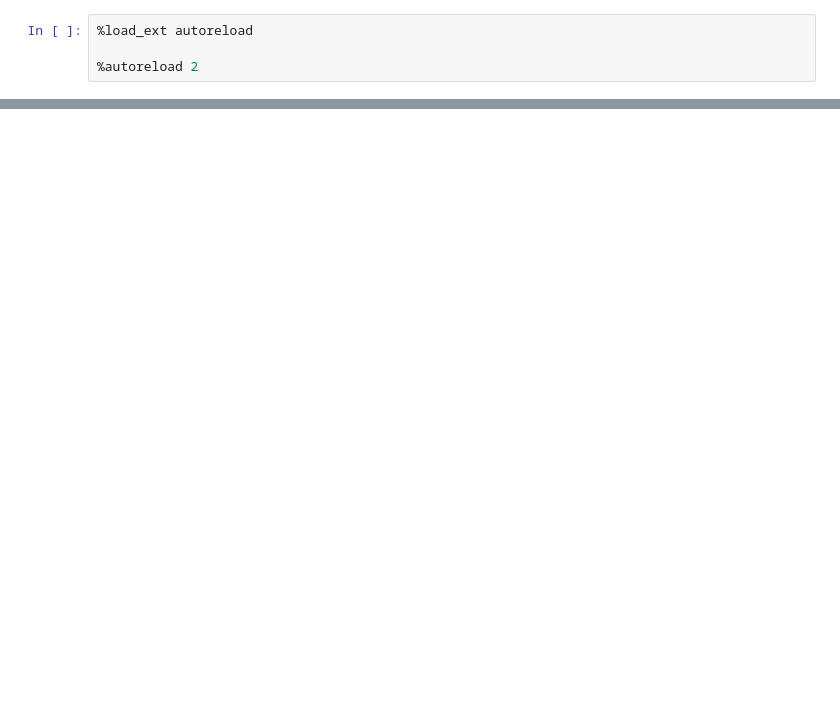
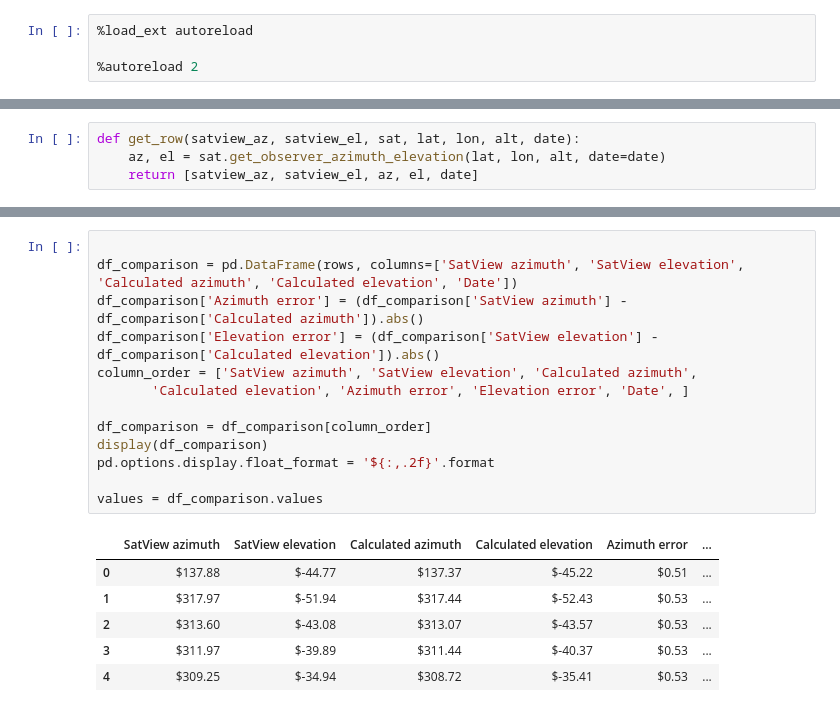
Before and after one commit to PI2-sunflower/satellite-tracker, a Jupyter notebook: notebooks/tracker_module_tests.ipynb, the cells around one changed output, grey strips where cells are left out. Cells and saved outputs as stored; diff of their text form; blank space fills up the shorter version.

```diff
--- a/notebooks/tracker_module_tests.ipynb
+++ b/notebooks/tracker_module_tests.ipynb
@@ -41,0 +56,4 @@ True
+# %%
+def get_row(satview_az, satview_el, sat, lat, lon, alt, date):
+    az, el = sat.get_observer_azimuth_elevation(lat, lon, alt, date=date)
+    return [satview_az, satview_el, az, el, date]
@@ -41,0 +107,20 @@ True
+# %%
+
+df_comparison = pd.DataFrame(rows, columns=['SatView azimuth', 'SatView elevation', 'Calculated azimuth', 'Calculated elevation', 'Date'])
+df_comparison['Azimuth error'] = (df_comparison['SatView azimuth'] - df_comparison['Calculated azimuth']).abs()
+df_comparison['Elevation error'] = (df_comparison['SatView elevation'] - df_comparison['Calculated elevation']).abs()
+column_order = ['SatView azimuth', 'SatView elevation', 'Calculated azimuth',
+       'Calculated elevation', 'Azimuth error', 'Elevation error', 'Date', ]
+
+df_comparison = df_comparison[column_order]
+display(df_comparison)
+pd.options.display.float_format = '${:,.2f}'.format
+
+values = df_comparison.values
+# %% [output]
+|  | SatView azimuth | SatView elevation | Calculated azimuth | Calculated elevation | Azimuth error | ... |
+| 0 | $137.88 | $-44.77 | $137.37 | $-45.22 | $0.51 | ... |
+| 1 | $317.97 | $-51.94 | $317.44 | $-52.43 | $0.53 | ... |
+| 2 | $313.60 | $-43.08 | $313.07 | $-43.57 | $0.53 | ... |
+| 3 | $311.97 | $-39.89 | $311.44 | $-40.37 | $0.53 | ... |
+| 4 | $309.25 | $-34.94 | $308.72 | $-35.41 | $0.53 | ... |
```
Also changed, not shown: parts of 10 cells of this notebook, 4 other files.
